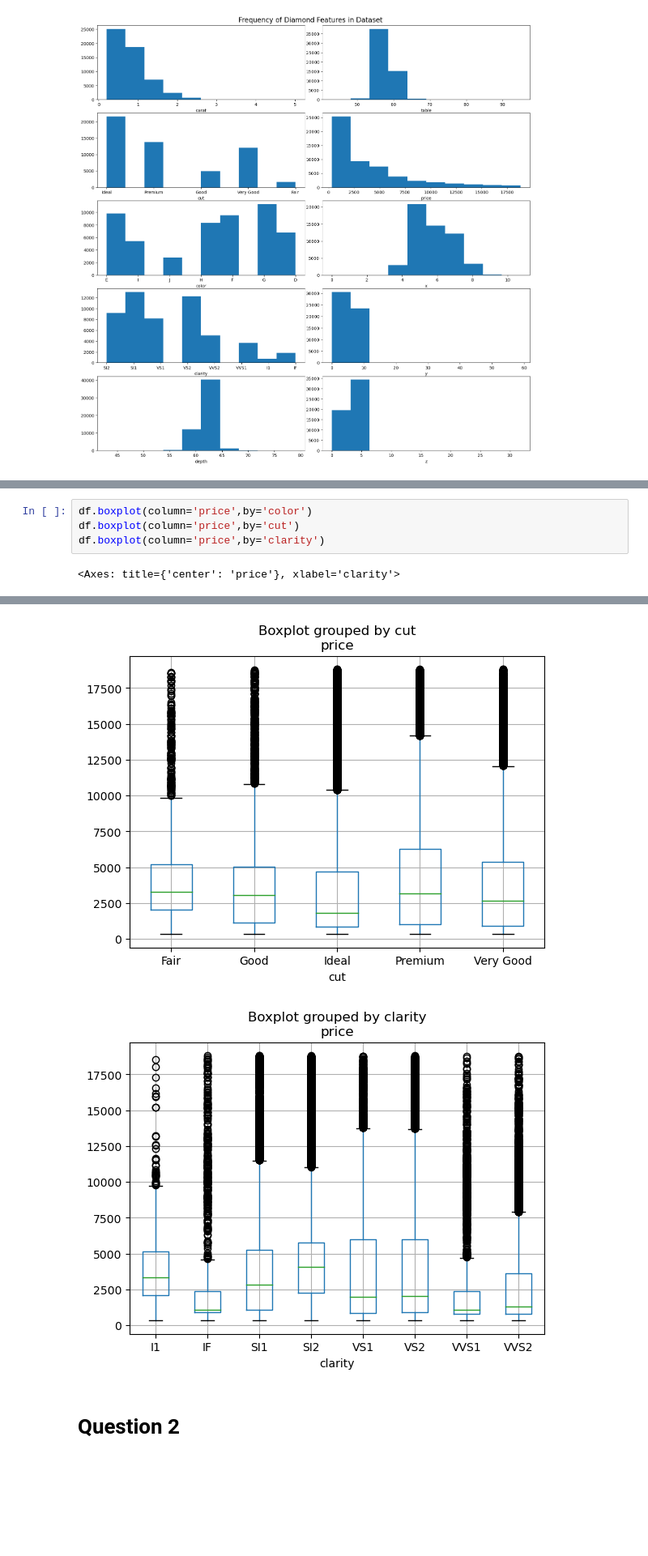
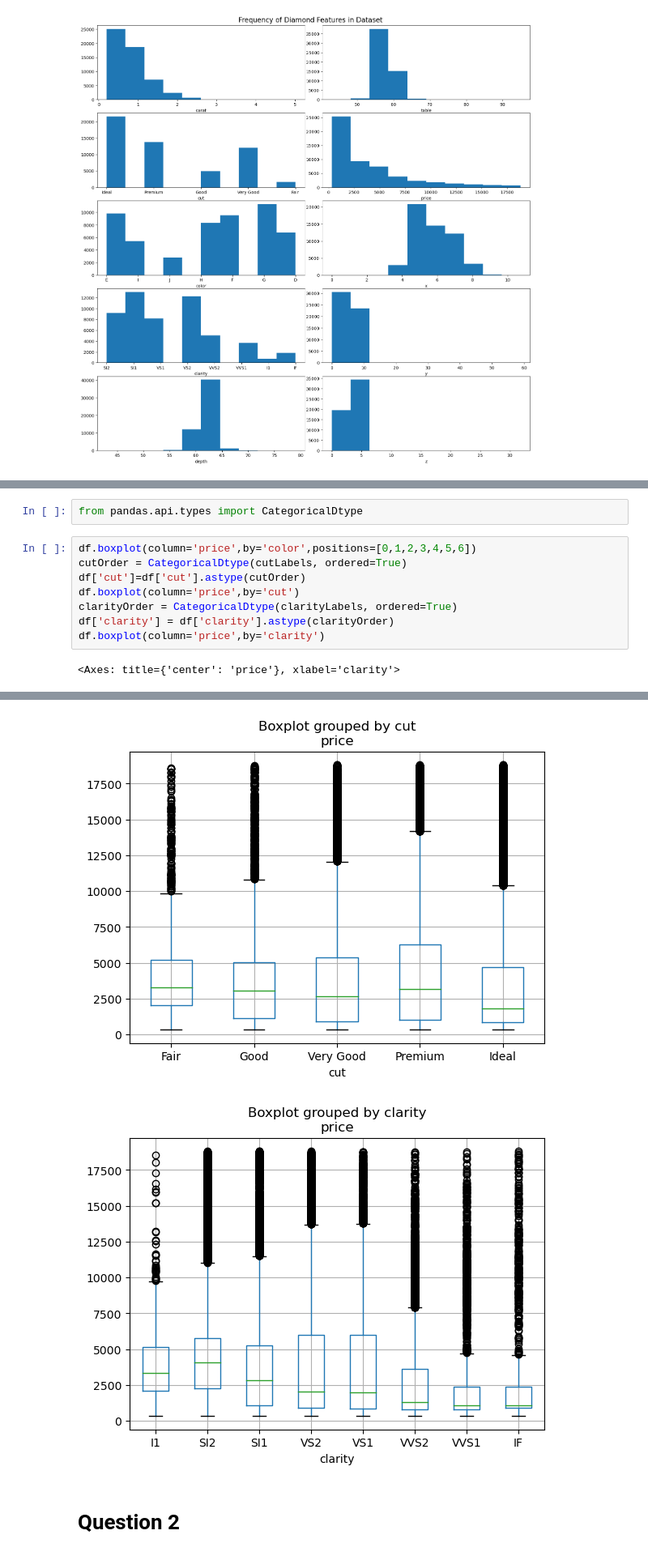
Before and after one commit to thewrigman/Diamond-characteristics-ece219, a Jupyter notebook: src/scratch.ipynb, the cells around one changed output, grey strips where cells are left out. Shown: that part at 81% size. Drawn from its saved outputs; the diff is of its cells as text; blank space fills up the shorter version.

```diff
--- a/src/scratch.ipynb
+++ b/src/scratch.ipynb
@@ -90,11 +80,17 @@ for x in df.columns:
+# %%
+from pandas.api.types import CategoricalDtype
 # %%
-df.boxplot(column='price',by='color')
+df.boxplot(column='price',by='color',positions=[0,1,2,3,4,5,6])
+cutOrder = CategoricalDtype(cutLabels, ordered=True)
+df['cut']=df['cut'].astype(cutOrder)
 df.boxplot(column='price',by='cut')
+clarityOrder = CategoricalDtype(clarityLabels, ordered=True)
+df['clarity'] = df['clarity'].astype(clarityOrder)
 df.boxplot(column='price',by='clarity')
 # %% [output]
 <Axes: title={'center': 'price'}, xlabel='clarity'>
 [figure]
-[figure, old version]
+[figure, new version]
-[figure, old version]
+[figure, new version]
 # %% [markdown]
 # Question 2
```
Also changed, not shown: parts of 6 cells of this notebook, 2 other files.
